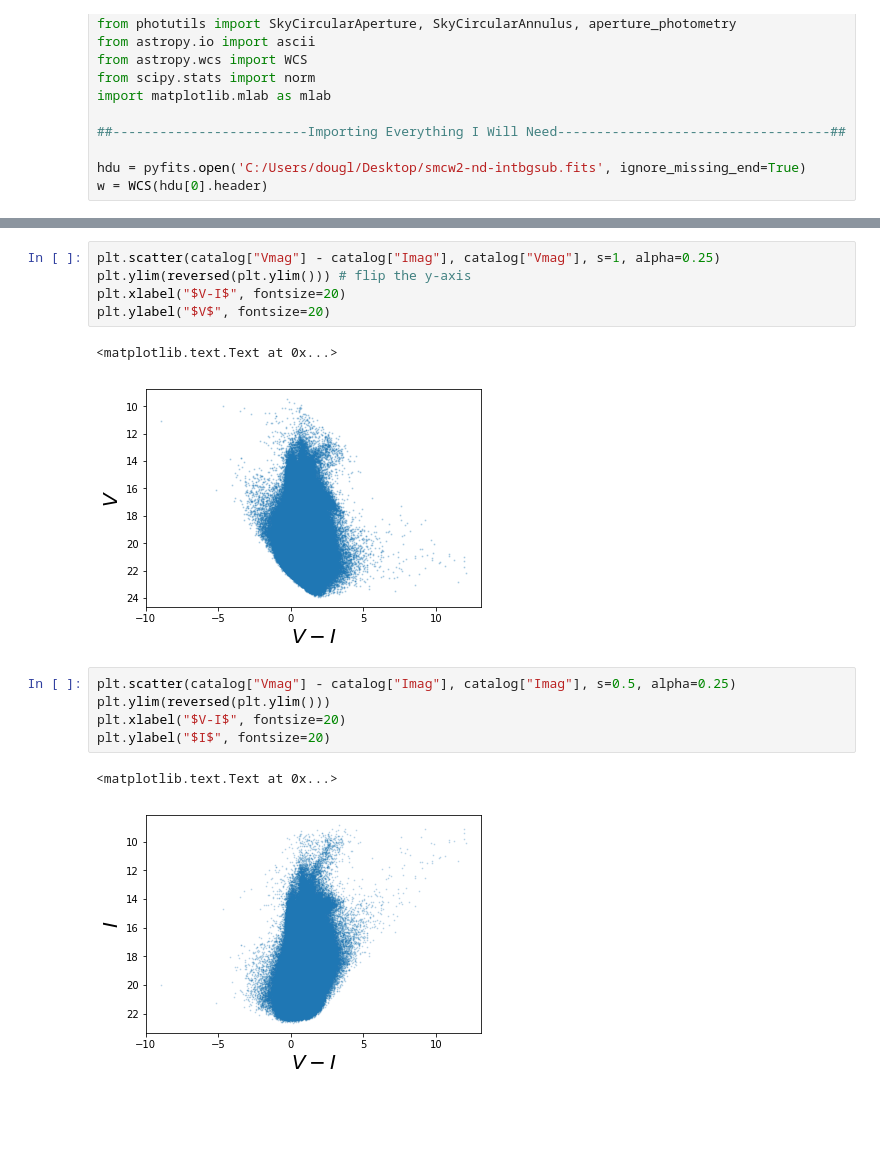
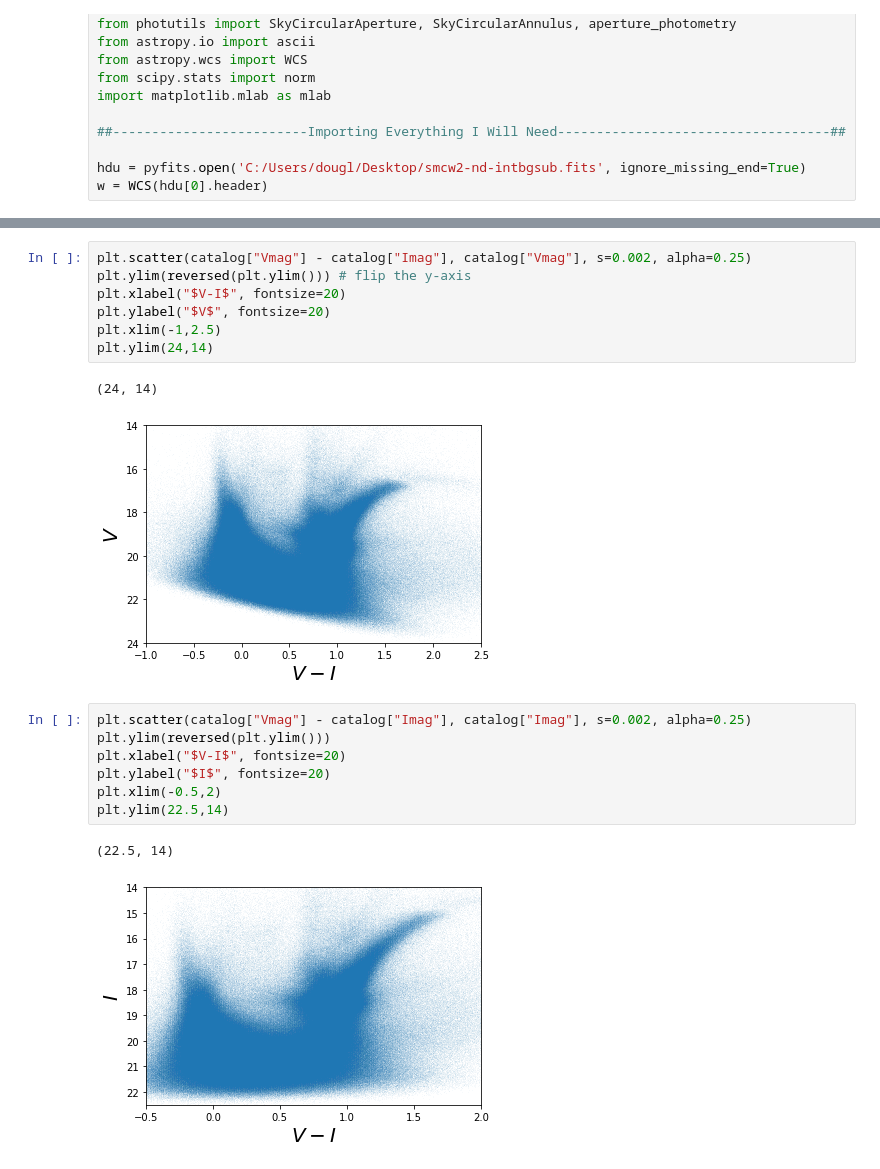
Before and after one commit to DouglasGrion/Red-Clump-Locations, a Jupyter notebook: Red-Clump-Location.ipynb, the cells around one changed output, grey strips where cells are left out. Drawn from its saved outputs; the diff is of its cells as text; blank space fills up the shorter version.

Commit message:
Now they look more like color-mag diagrams!

```diff
--- a/Red-Clump-Location.ipynb
+++ b/Red-Clump-Location.ipynb
@@ -39,18 +39,22 @@ print(catalog)
  20.65119 1.376746 -74.91416    nan    nan ...    nan    0  nan  nan   nan
 Length = 5156057 rows
 # %%
-plt.scatter(catalog["Vmag"] - catalog["Imag"], catalog["Vmag"], s=1, alpha=0.25)
+plt.scatter(catalog["Vmag"] - catalog["Imag"], catalog["Vmag"], s=0.002, alpha=0.25)
 plt.ylim(reversed(plt.ylim())) # flip the y-axis
 plt.xlabel("$V-I$", fontsize=20)
 plt.ylabel("$V$", fontsize=20)
+plt.xlim(-1,2.5)
+plt.ylim(24,14)
 # %% [output]
-<matplotlib.text.Text at 0x...>
+(24, 14)
-[figure, old version]
+[figure, new version]
 # %%
-plt.scatter(catalog["Vmag"] - catalog["Imag"], catalog["Imag"], s=0.5, alpha=0.25)
+plt.scatter(catalog["Vmag"] - catalog["Imag"], catalog["Imag"], s=0.002, alpha=0.25)
 plt.ylim(reversed(plt.ylim()))
 plt.xlabel("$V-I$", fontsize=20)
 plt.ylabel("$I$", fontsize=20)
+plt.xlim(-0.5,2)
+plt.ylim(22.5,14)
 # %% [output]
-<matplotlib.text.Text at 0x...>
+(22.5, 14)
-[figure, old version]
+[figure, new version]
```
